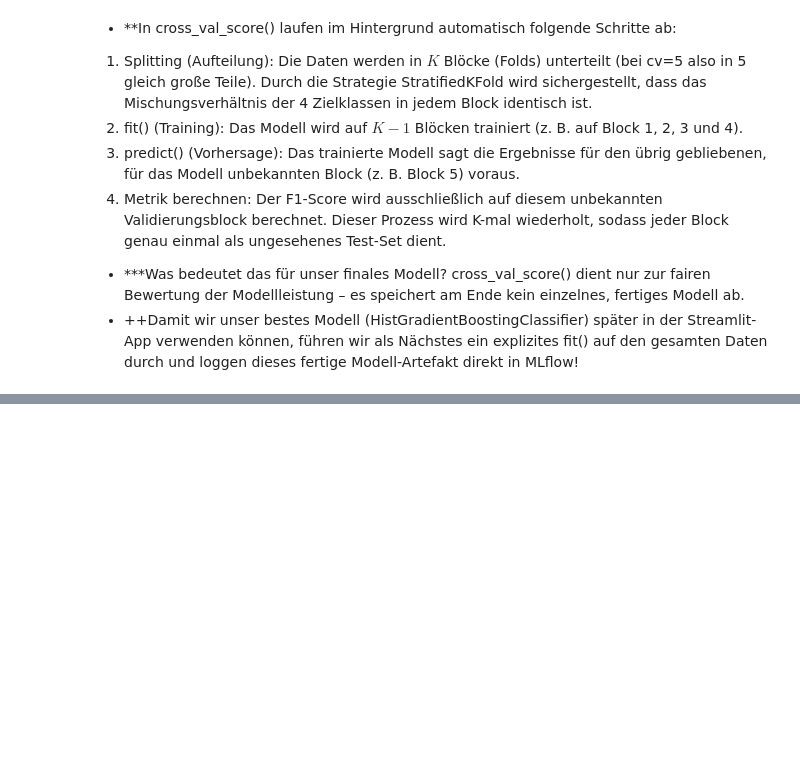
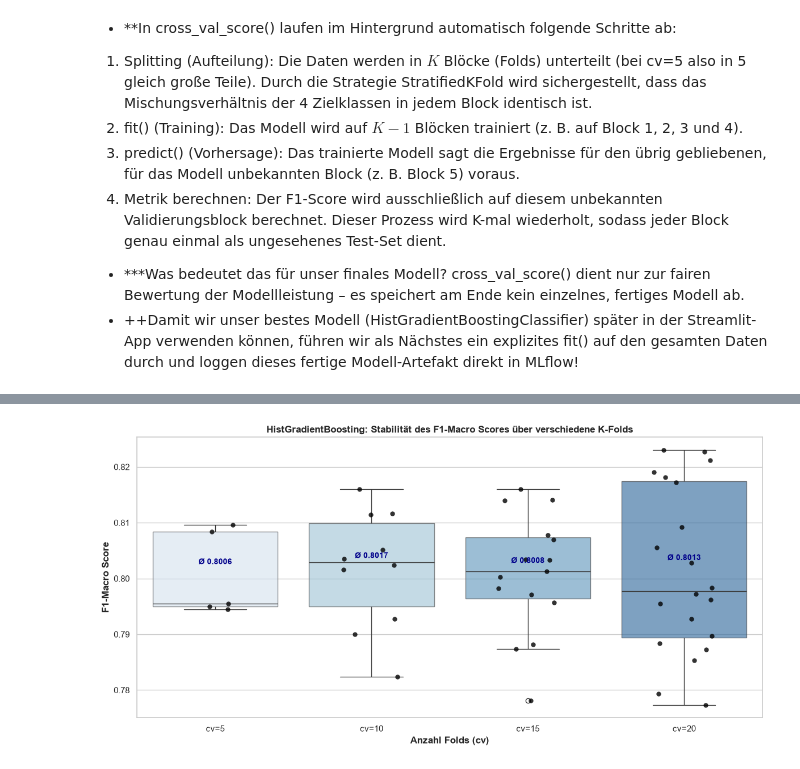
Before and after one commit to thombow-source/personality-type-predictor, a Jupyter notebook: modeling.ipynb, the cells around one changed output, grey strips where cells are left out. Cells and saved outputs as stored; diff of their text form; code cells hidden in the pictures; blank space fills up the shorter version.

```diff
--- a/modeling.ipynb
+++ b/modeling.ipynb
@@ -152,10 +378,10 @@ from sklearn.ensemble import HistGradientBoostingClassifier
 
 # Liste von Modellen zum Vergleichen
 models = {
-    "Logistic_Regression": LogisticRegression(max_iter=1000, random_state=42),
-    "Random_Forest": RandomForestClassifier(random_state=42, n_jobs=-1),
+    "Logistic_Regression": LogisticRegression(class_weight="balanced", max_iter=1000, random_state=42),
+    "Random_Forest": RandomForestClassifier(class_weight="balanced", random_state=42, n_jobs=-1),
     "Hist_Gradient_Boosting": HistGradientBoostingClassifier(random_state=42),
-    "KNN": KNeighborsClassifier(n_neighbors=5)
+    "KNN": KNeighborsClassifier(n_neighbors=5, weights="distance")
 }
 
 # Experimente in MLflow loggen
@@ -261 +491,57 @@ Deine RUN_ID lautet: 619692310ef34ec8af105180c29eb1a7
 --------------------------------------------------
+# %%
+import numpy as np
+import pandas as pd
+import matplotlib.pyplot as plt
+import seaborn as sns
+from sklearn.model_selection import StratifiedKFold, cross_val_score
+from sklearn.ensemble import HistGradientBoostingClassifier
+from sklearn.pipeline import Pipeline
+
+# 1. Pipeline definieren
+champion_pipe = Pipeline([
+    ("preprocessor", preprocessor),
+    ("classifier", HistGradientBoostingClassifier(random_state=42))
+])
+
+# 2. Verschiedene cv-Werte testen und Ergebnisse sammeln
+cv_values = [5, 10, 15, 20]
+fold_results = []
+
+for k in cv_values:
+    # Cross-Validation durchführen
+    scores = cross_val_score(champion_pipe, X, y, cv=k, scoring="f1_macro", n_jobs=-1)
+
+    # Ergebnisse für das Plotten aufbereiten
+    for fold_idx, score in enumerate(scores, 1):
+        fold_results.append({
+            "K_Folds": f"cv={k}",
+            "Fold": fold_idx,
+            "F1_Macro": score
+        })
+
+df_folds = pd.DataFrame(fold_results)
+
+# 3. Visualisierung
+plt.figure(figsize=(12, 6))
+sns.set_theme(style="whitegrid")
+
+# Boxplot zeigt die Verteilung/Streuung, Stripplot die einzelnen Punkte
+ax = sns.boxplot(x="K_Folds", y="F1_Macro", hue="K_Folds", data=df_folds, palette="Blues", boxprops=dict(alpha=0.6))
+sns.stripplot(x="K_Folds", y="F1_Macro", data=df_folds, color="black", size=6, jitter=0.2, alpha=0.8)
+
+# Mittelwerte einzeichnen und beschriften
+means = df_folds.groupby("K_Folds")["F1_Macro"].mean()
+for i, k_str in enumerate([f"cv={k}" for k in cv_values]):
+    mean_val = means[k_str]
+    ax.text(i, mean_val + 0.002, f"Ø {mean_val:.4f}", horizontalalignment='center', size=10, color='darkblue', weight='semibold')
+
+plt.title("HistGradientBoosting: Stabilität des F1-Macro Scores über verschiedene K-Folds", fontsize=12, fontweight="bold")
+plt.xlabel("Anzahl Folds (cv)", fontweight="bold")
+plt.ylabel("F1-Macro Score", fontweight="bold")
+
+plt.tight_layout()
+plt.savefig("data/kfold_variance_analysis.png", dpi=300)
+plt.show()
+# %% [output]
+[figure, added]
```
Also changed, not shown: parts of 20 cells of this notebook, 8 other files.
